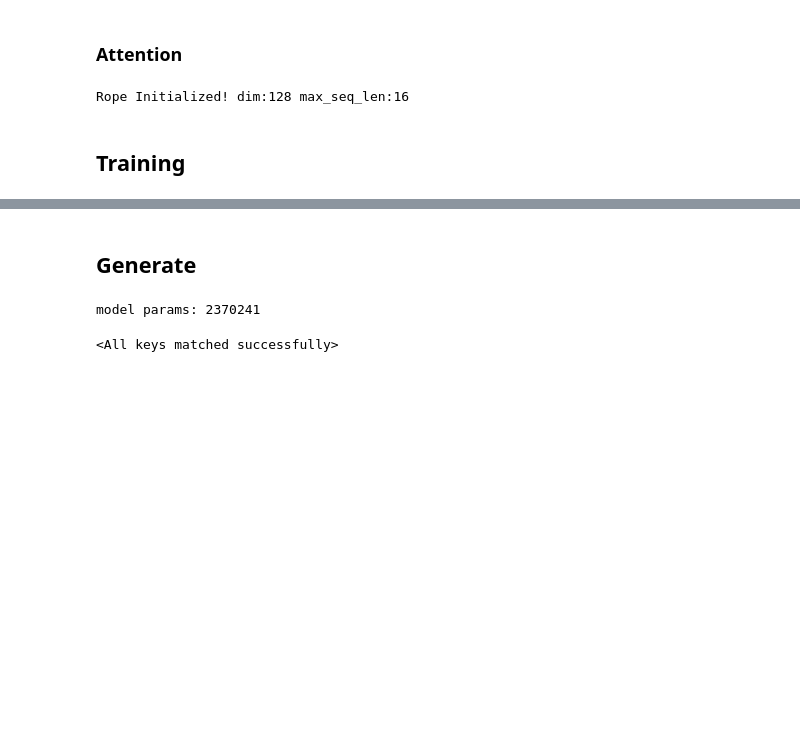
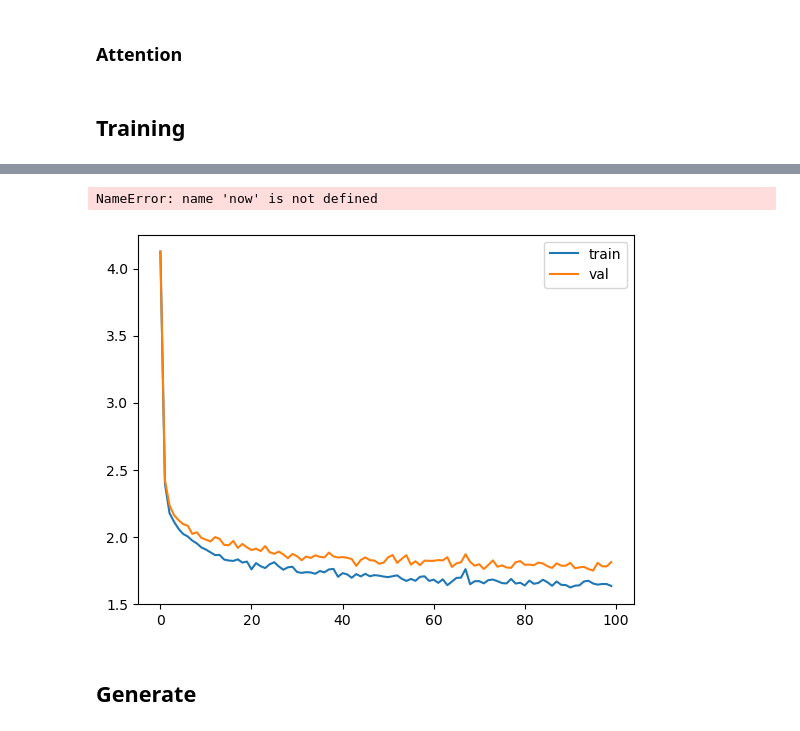
Before and after one commit to geesimon/wheels, a Jupyter notebook: KV_cache.ipynb, the cells around one changed output, grey strips where cells are left out. Cells and saved outputs as stored; diff of their text form; code cells hidden in the pictures; blank space fills up the shorter version.

Commit message:
Update training code and tested

```diff
--- a/KV_cache.ipynb
+++ b/KV_cache.ipynb
@@ -52,7 +52,7 @@ print(f'Sentences: {dataset.shape[0]}')
 
 model_config.vocab_size = len(vocab)
 
-def get_batches(data, split, batch_size, context_window, config=MASTER_CONFIG):
+def get_batches(data, split, batch_size, context_window):
     train = data[:int(.8 * len(data))]
     val = data[int(.8 * len(data)): int(.9 * len(data))]
     test = data[int(.9 * len(data)):]
@@ -156,13 +156,10 @@ class RoPE:
         for the purpose of broadcasting the frequency tensor during element-wise operations. Then, it applies
         rotary embeddings to 'x' tensor using frequency tensor 'freqs_cis'.
         """
-        assert 1 < x.ndim
-
         x_complex = torch.view_as_complex(x.float().reshape(*x.shape[:-1], -1, 2))
-        assert self.freqs_cis.shape == (x_complex.shape[1], x_complex.shape[-1])
 
         shape = [d if i == 1 or i == x.ndim - 1 else 1 for i, d in enumerate(x_complex.shape)]
-        freqs_cis = self.freqs_cis.view(*shape)
+        freqs_cis = self.freqs_cis[:x.shape[-2]].view(*shape)
 
         x_real = torch.view_as_real(x_complex * freqs_cis).flatten(-2)
 
@@ -263,10 +253,8 @@ class MaskedMultiheadAttention(nn.Module):
         x = self.dropout(x)
         return x
 # %%
-AttentionHead.shared_rope = None
-test=MaskedMultiheadAttention(model_config)
+Attention.shared_rope = None
+# test=MaskedMultiheadAttention(model_config)
-# %% [output]
-Rope Initialized! dim:128 max_seq_len:16
 # %%
 from collections import OrderedDict
 
@@ -288,7 +276,7 @@ class LlamaBlock(nn.Module):
         super().__init__()
         self.config = config
 
-        self.rms = RMSNorm((config.max_seq_len, config.dim))
+        self.rms = RMSNorm(config.dim)
 
         self.attention = MaskedMultiheadAttention(config)
         self.feedforward = nn.Sequential(
@@ -322,7 +310,6 @@ class Llama(nn.Module):
         print("model params:", sum([m.numel() for m in self.parameters()]))
 
     def forward(self, idx, targets=None):
-        print(f'x:{idx}')
         x = self.embeddings(idx)
         x = self.llama_blocks(x)
         logits = self.ffn(x)
@@ -367,7 +354,7 @@ def train(model: Llama, optimizer:torch.optim.Optimizer, scheduler = None, print
 
         if epoch % log_interval == 0:
             batch_time = time.time() - start_time
-            x = evaluate_loss(model)
+            x = evaluate_loss(model, config)
             losses += [x]
             if print_logs:
                 print(f"Epoch {epoch} | val loss {x['val']:.3f} | Time {batch_time:.3f} | ETA in seconds {batch_time * (config.epochs - epoch)/log_interval :.3f}")
@@ -382,20 +369,14 @@ def train(model: Llama, optimizer:torch.optim.Optimizer, scheduler = None, print
 # %%
 %%time
 
-# MASTER_CONFIG.update({
-#     'epochs': 10000,
-#     'batch_size': 32,
-#     'd_model': 128,
-#     'n_heads': 8,
-#     'n_layers': 4,
-#     'context_window': 16,
-#     "log_interval": 100,
-# })
+from datetime import datetime
 
 llama = Llama(model_config)
 optimizer = torch.optim.Adam(llama.parameters())
-# train(llama, optimizer, config=MASTER_CONFIG, print_logs=True)
+train(llama, optimizer, print_logs=True)
 
-# # Save
-# torch.save({'model_state_dict': llama.state_dict()}, "./checkpoint/llama_kv.pth")
+# Save
+now = datetime.now()
+model_name = f'./checkpoint/llama_{now.year}_{now.month}_{now.day}_{now.hour}_{now.minute}.pth'
+torch.save({'model_state_dict': llama.state_dict()}, model_name)
 # %% [output]
@@ -405,15 +400,7 @@ Wall time: 22 ms
+NameError: name 'now' is not defined
+[figure, added]
 # %% [markdown]
 ## Generate
-# %%
-# Initialize the model and optimizer
-llama_infer = Llama(model_config)
-
-# Load
-checkpoint = torch.load("./checkpoint/llama_kv.pth")
-llama_infer.load_state_dict(checkpoint['model_state_dict'])
-# %% [output]
-model params: 2370241
-<All keys matched successfully>
 # %%
 @torch.inference_mode()
 def generate(model : Llama, max_new_tokens=30):
```
Also changed, not shown: parts of 8 cells of this notebook, 1 other file.
